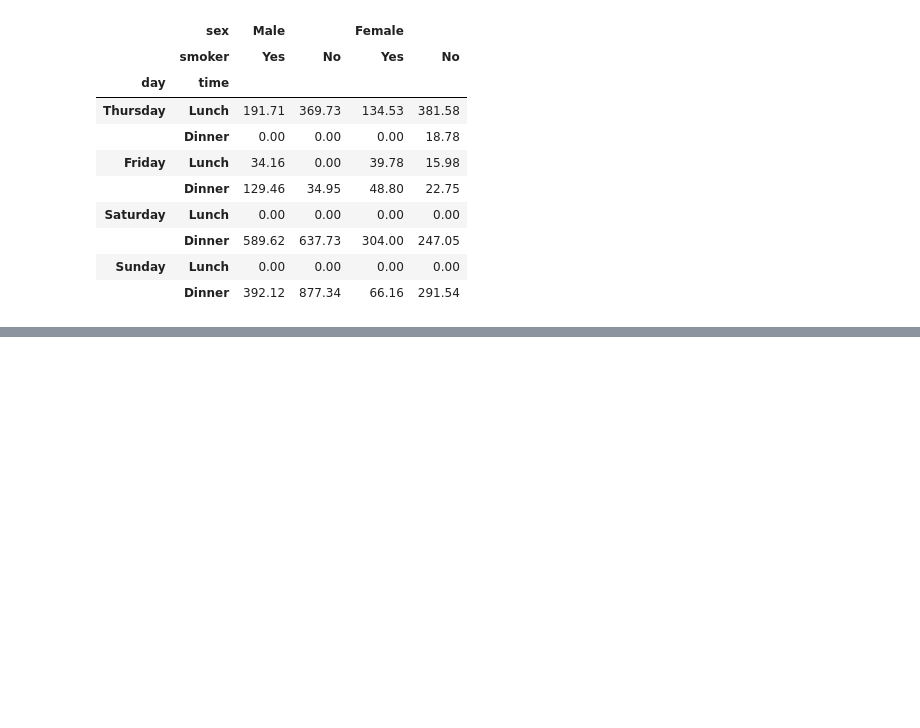
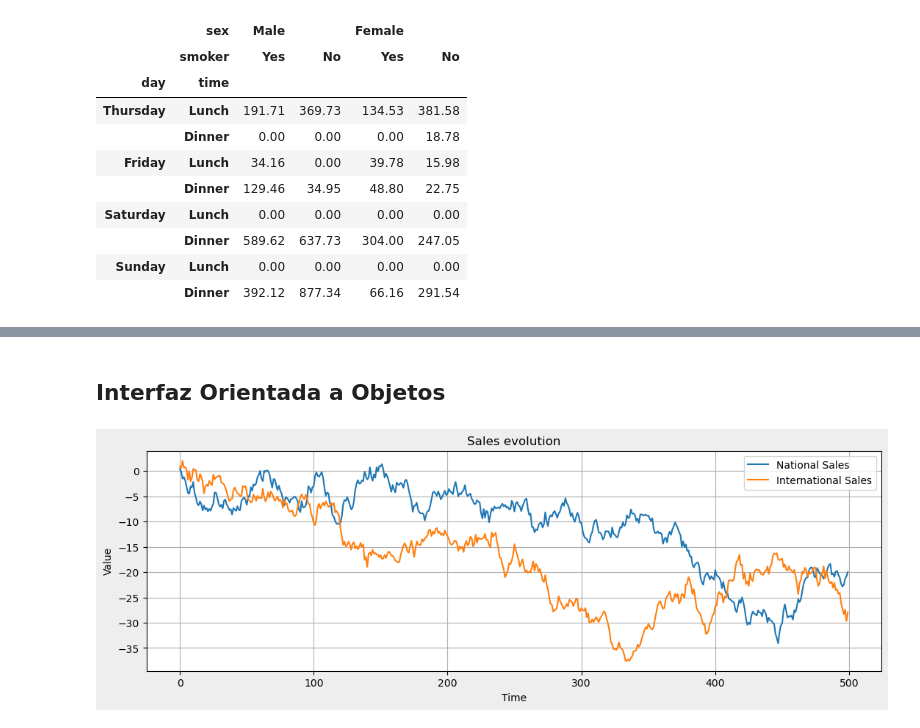
Before and after one commit to Dans182/jupyter-python, a Jupyter notebook: Daniel/20240416.ipynb, the cells around one changed output, grey strips where cells are left out. Cells and saved outputs as stored; diff of their text form; code cells hidden in the pictures; blank space fills up the shorter version.

```diff
--- a/Daniel/20240416.ipynb
+++ b/Daniel/20240416.ipynb
@@ -251,0 +327,14 @@ tips.pivot_table(index = ["day", "time"], columns = ["sex", "smoker"], values =
+# %% [markdown]
+## Interfaz Orientada a Objetos
+# %%
+fig = plt.figure(figsize = (10, 3),facecolor = "#EEEEEE")
+ax = fig.add_axes([0, 0, 1, 1])
+ax.plot(a, label = "National Sales");
+ax.plot(b, label = "International Sales");
+ax.set_title("Sales evolution");
+ax.set_xlabel("Time");
+ax.set_ylabel("Value");
+ax.grid()
+ax.legend();
+# %% [output]
+[figure, added]
```
Also changed, not shown: parts of 17 cells of this notebook.
